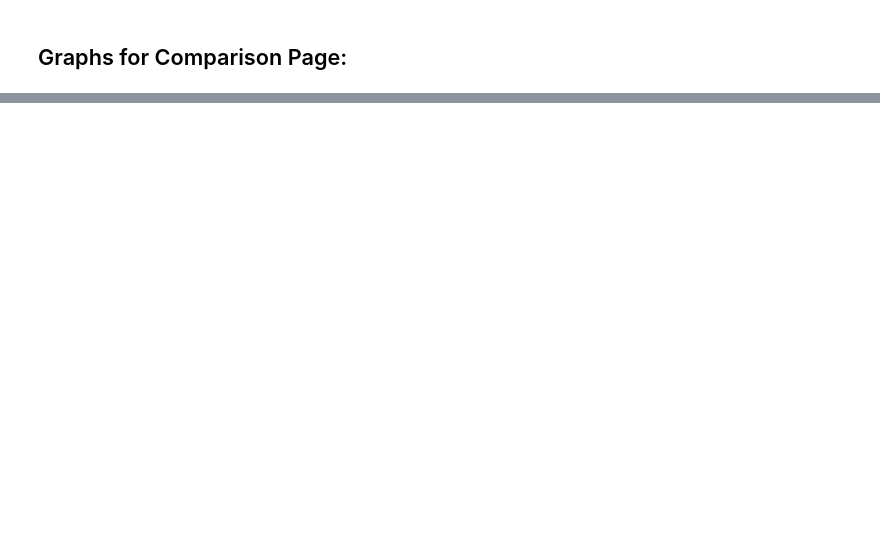
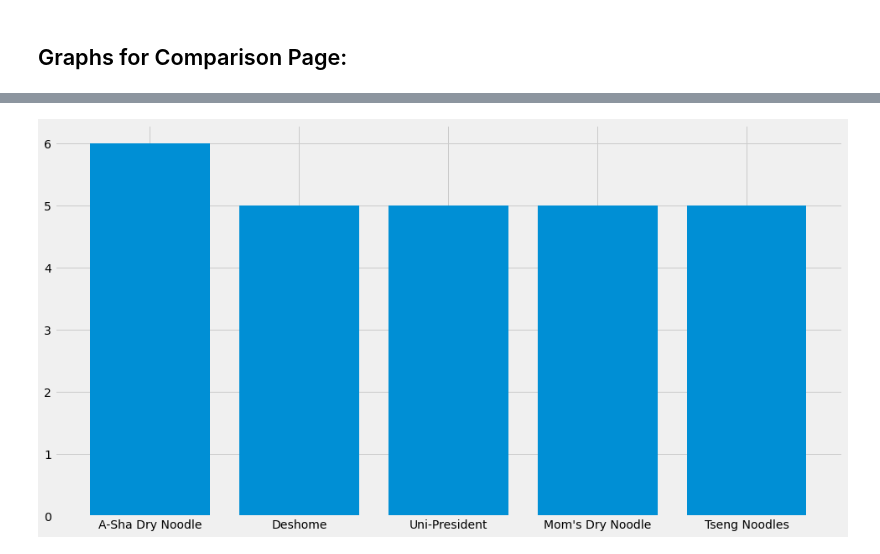
Before and after one commit to garrettg615/web-design-challenge, a Jupyter notebook: ramen_analysis.ipynb, the cells around one changed output, grey strips where cells are left out. Cells and saved outputs as stored; diff of their text form; code cells hidden in the pictures; blank space fills up the shorter version.

```diff
--- a/ramen_analysis.ipynb
+++ b/ramen_analysis.ipynb
@@ -274,0 +277,8 @@ taiwan_scatter.show()
+# %%
+## taiwan Bar top 5 barnds
+
+plt.figure(figsize=(15,8))
+taiwan_brand_bar = plt.bar(x=tw_top_5.index,height=tw_top_5['Variety'])
+plt.show()
+# %% [output]
+[figure, added]
```
Also changed, not shown: parts of 20 cells of this notebook, 1 other file.
